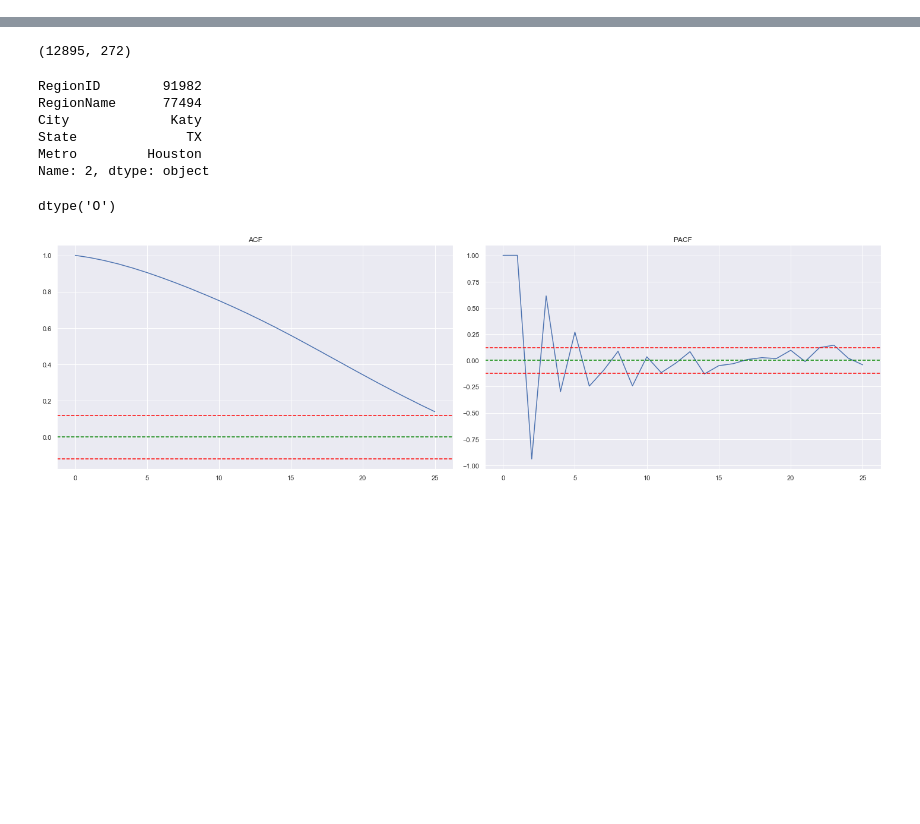
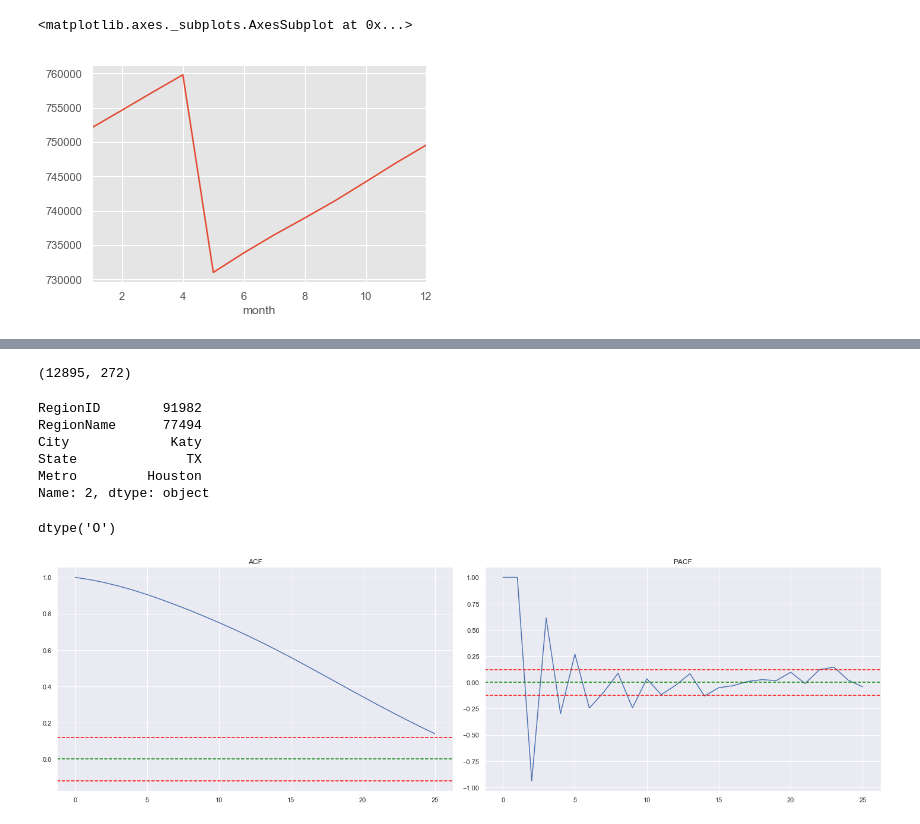
Before and after one commit to lindseyberlin/dsc-mod-4-project, a Jupyter notebook: Harrison_Scratch.ipynb, the cells around one changed output, grey strips where cells are left out. Cells and saved outputs as stored; diff of their text form; code cells hidden in the pictures; blank space fills up the shorter version.

```diff
--- a/Harrison_Scratch.ipynb
+++ b/Harrison_Scratch.ipynb
@@ -58,3 +73,6 @@ def report_metrics(y_true, y_pred):
 # %%
 data = pd.read_csv("zillow_data.csv") #parse_dates=['Month'], index_col=['Month']
 data.head(20)
+data_ts = data.iloc[:,8:]
+data_ts.index = data["RegionID"]
+data_ts = data_ts.T
@@ -79,0 +79,2 @@ data.head(20)
+# %%
+data_ts.index = pd.to_datetime(data_ts.index)
@@ -79,0 +91,4 @@ data.head(20)
+# %%
+data_ts['month']= data_ts.index.month
+data_ts['year']= data_ts.index.year
+data_ts.head()
@@ -79,0 +113,5 @@ data.head(20)
+# %%
+data_ts.groupby('month').mean()[84654].plot()
+# %% [output]
+<matplotlib.axes._subplots.AxesSubplot at 0x...>
+[figure, added]
```
Also changed, not shown: parts of 32 cells of this notebook, 2 other files.
